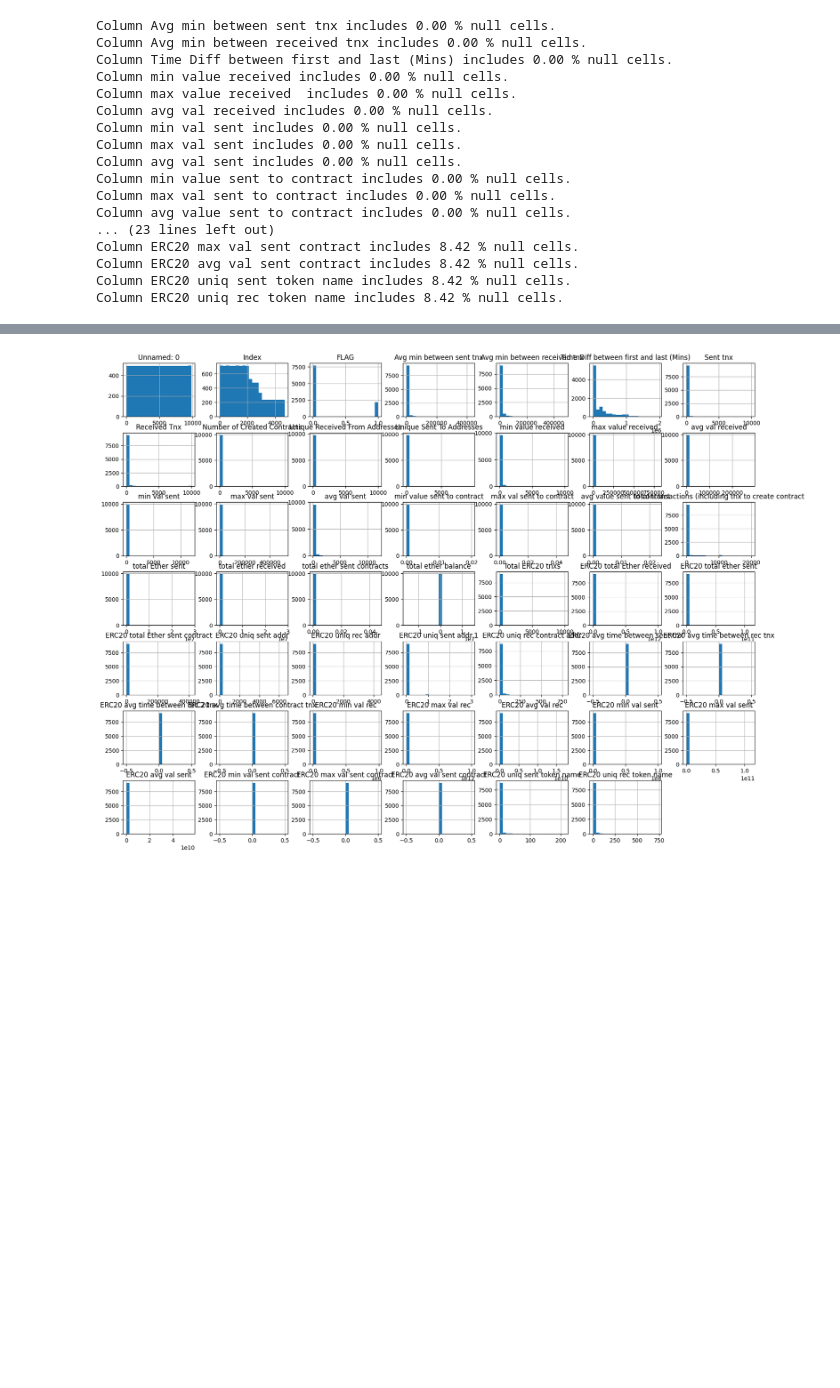
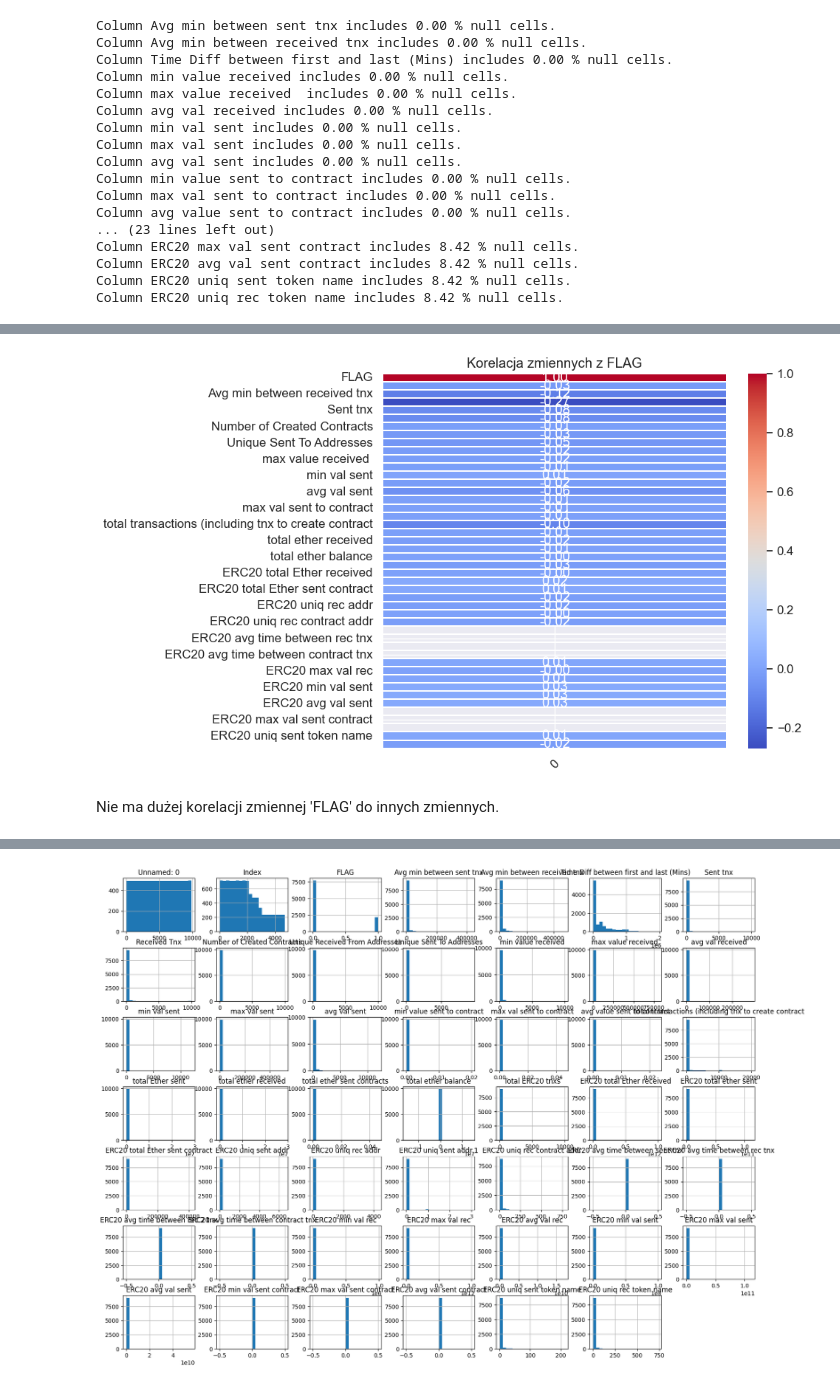
Before and after one commit to MlekoZjad/ML_2024, a Jupyter notebook: Case_1.ipynb, the cells around one changed output, grey strips where cells are left out. Saved outputs shown, nothing was run; the diff lists cells and outputs as text; code cells hidden in the pictures; blank space fills up the shorter version.

```diff
--- a/Case_1.ipynb
+++ b/Case_1.ipynb
@@ -131,3 +171,16 @@ Column ERC20 uniq rec token name includes 8.42 % null cells.
+# %%
+# Korelacja do zmiennej 'FLAG'
+plt.figure(figsize=(10, 6))
+sns.heatmap(pd.DataFrame(corr_with_flag), annot=True, cmap='coolwarm', fmt=".2f", linewidths=.1)
+plt.title('Korelacja zmiennych z FLAG')
+plt.xticks(rotation=45)
+plt.yticks(rotation=0)
+plt.tight_layout()
+plt.show()
+# %% [output]
+[figure, added]
+# %% [markdown]
+Nie ma dużej korelacji zmiennej 'FLAG' do innych zmiennych.
 # %%
 data.describe().round(3)
 # %% [output]
```
Also changed, not shown: parts of 93 cells of this notebook.
